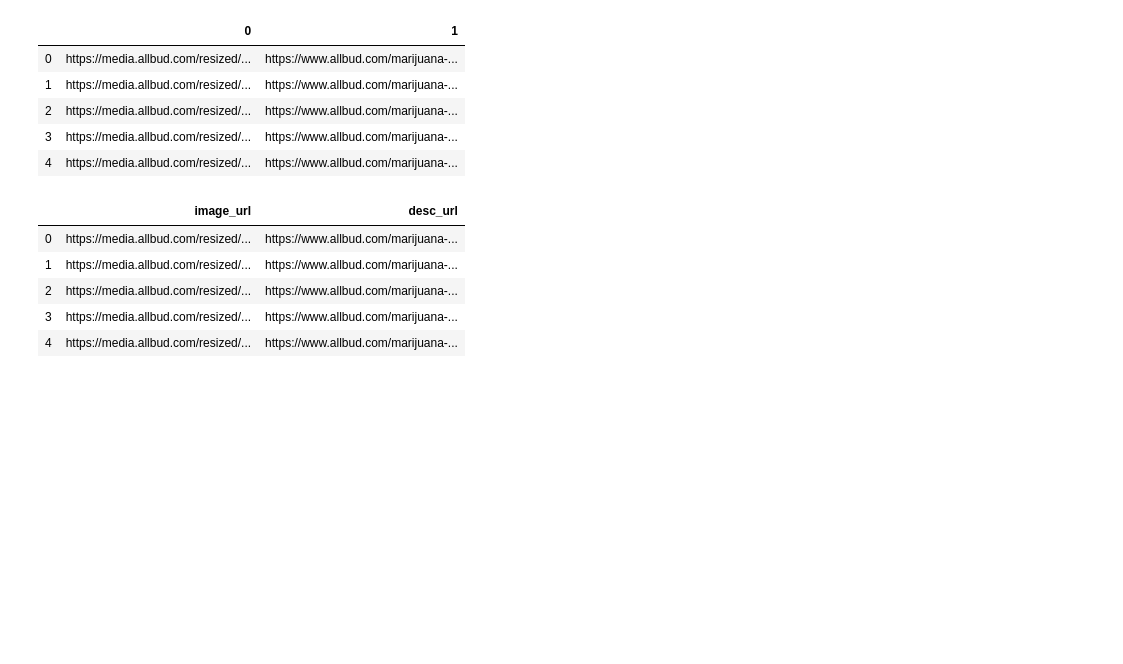
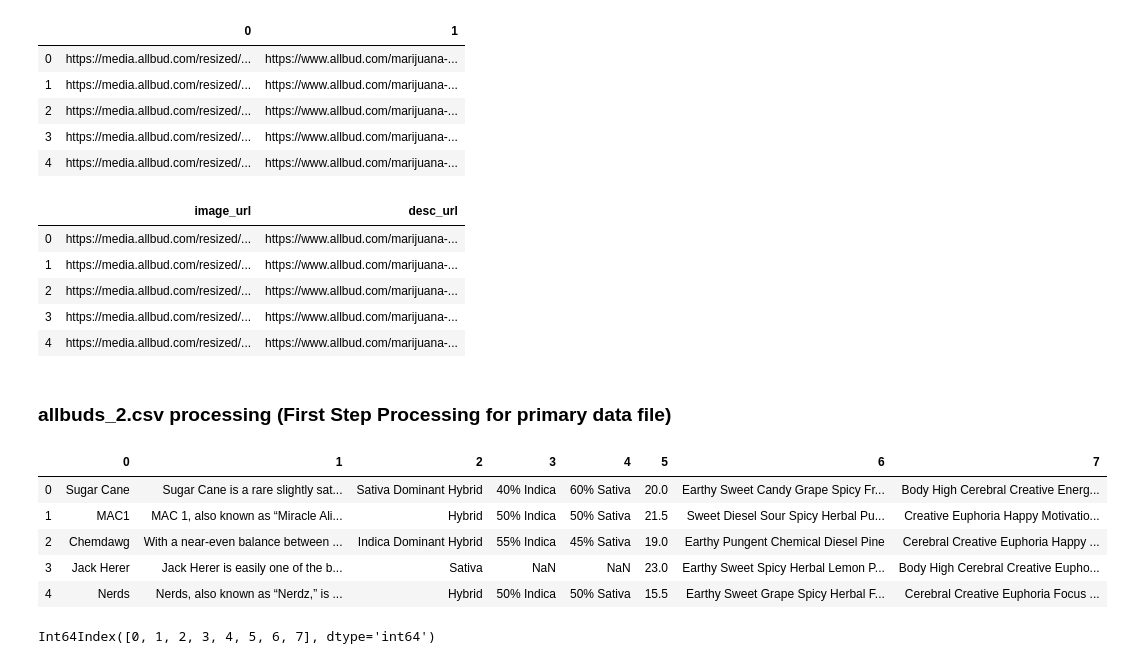
Before and after one commit to Build-Week-MedCabinet/DS_Model_Engineering, a Jupyter notebook: Wrangling/web_scrapers/scrapy_morereviews_images/ScraperDev.ipynb, the cells around one changed output. Cells and saved outputs as stored; diff of their text form; code cells hidden in the pictures; blank space fills up the shorter version.

Commit message:
updated allbud scraper, completed job

```diff
--- a/Wrangling/web_scrapers/scrapy_morereviews_images/ScraperDev.ipynb
+++ b/Wrangling/web_scrapers/scrapy_morereviews_images/ScraperDev.ipynb
@@ -72,3 +74,24 @@ data.head()
 | 4 | https://media.allbud.com/resized/... | https://www.allbud.com/marijuana-... |
 # %%
 data.to_csv('allbuds_1.csv')
+# %% [markdown]
+### allbuds_2.csv processing (First Step Processing for primary data file)
+# %%
+import pandas as pd
+import os
+
+
+path = os.path.join(os.getcwd(), 'allbuds_strain_data.csv')
+data = pd.read_csv(path, header=None)
+data.head()
+# %% [output]
+|  | 0 | 1 | 2 | 3 | 4 | 5 | 6 | 7 |
+| 0 | Sugar Cane | Sugar Cane is a rare slightly sat... | Sativa Dominant Hybrid | 40% Indica | 60% Sativa | 20.0 | Earthy Sweet Candy Grape Spicy Fr... | Body High Cerebral Creative Energ... |
+| 1 | MAC1 | MAC 1, also known as “Miracle Ali... | Hybrid | 50% Indica | 50% Sativa | 21.5 | Sweet Diesel Sour Spicy Herbal Pu... | Creative Euphoria Happy Motivatio... |
+| 2 | Chemdawg | With a near-even balance between ... | Indica Dominant Hybrid | 55% Indica | 45% Sativa | 19.0 | Earthy Pungent Chemical Diesel Pine | Cerebral Creative Euphoria Happy ... |
+| 3 | Jack Herer | Jack Herer is easily one of the b... | Sativa | NaN | NaN | 23.0 | Earthy Sweet Spicy Herbal Lemon P... | Body High Cerebral Creative Eupho... |
+| 4 | Nerds | Nerds, also known as “Nerdz,” is ... | Hybrid | 50% Indica | 50% Sativa | 15.5 | Earthy Sweet Grape Spicy Herbal F... | Cerebral Creative Euphoria Focus ... |
+# %%
+data.columns
+# %% [output]
+Int64Index([0, 1, 2, 3, 4, 5, 6, 7], dtype='int64')
```
Also changed, not shown: parts of 3 cells of this notebook, 4 other files.
